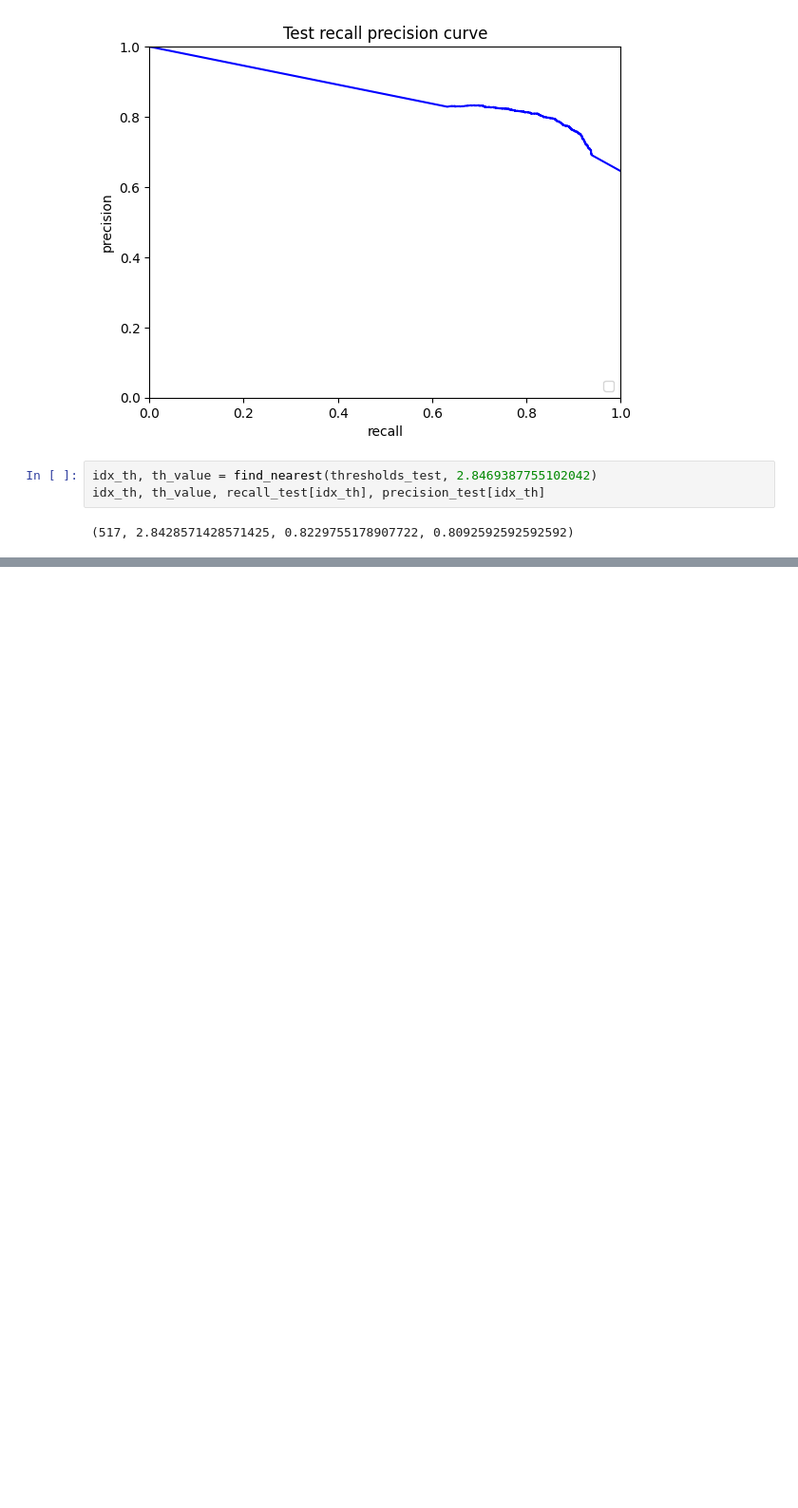
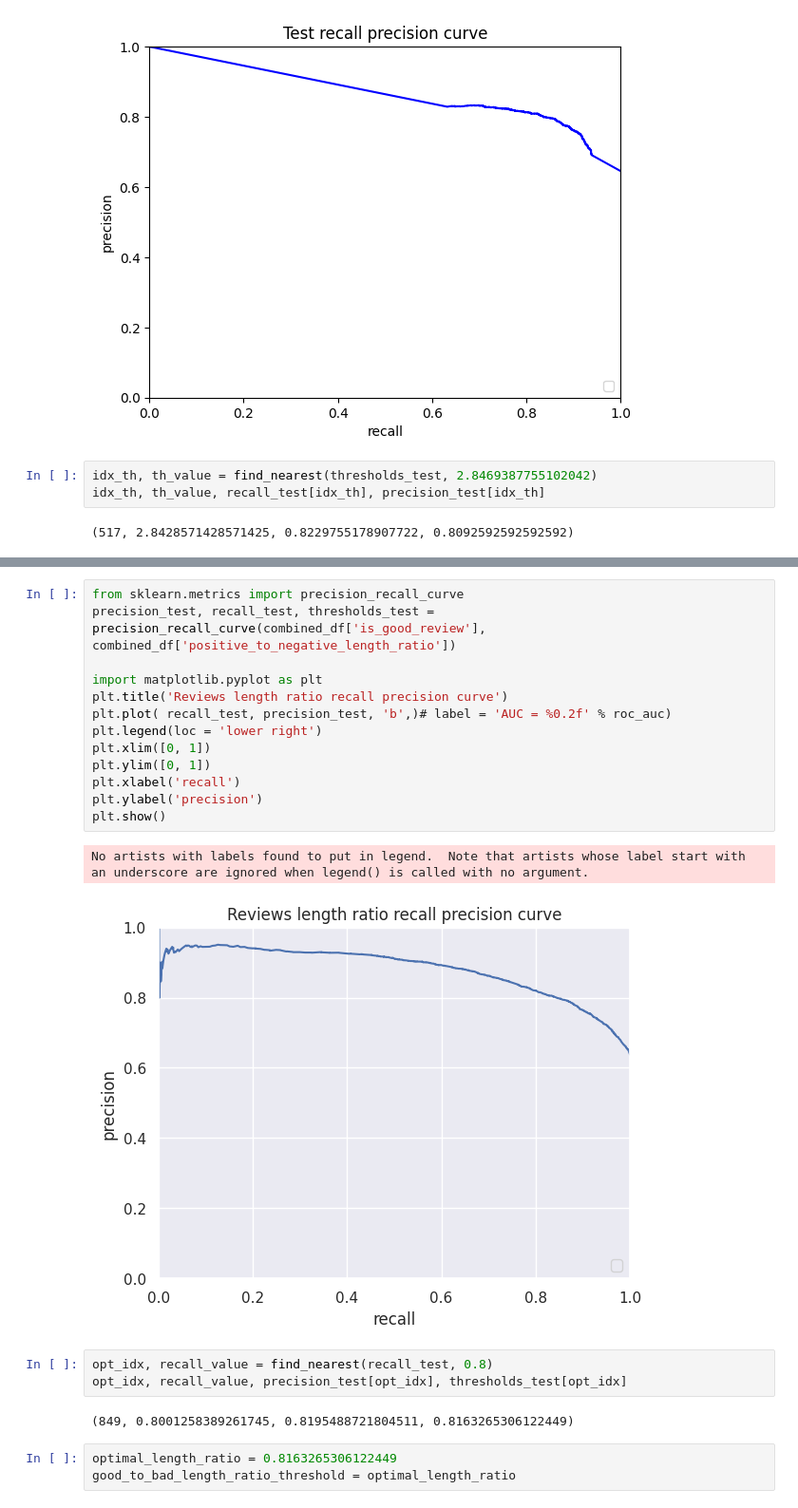
Before and after one commit to Guy-Lor/HumanChoicePrediction, a Jupyter notebook: RunningScripts/creating_good_bad_counts.ipynb, the cells around one changed output, grey strips where cells are left out. Shown: that part at 95% size. Drawn from its saved outputs; the diff is of its cells as text; blank space fills up the shorter version.

```diff
--- a/RunningScripts/creating_good_bad_counts.ipynb
+++ b/RunningScripts/creating_good_bad_counts.ipynb
@@ -359,0 +375,24 @@ plt.show()
+# %%
+from sklearn.metrics import precision_recall_curve
+precision_test, recall_test, thresholds_test = precision_recall_curve(combined_df['is_good_review'], combined_df['positive_to_negative_length_ratio'])
+
+import matplotlib.pyplot as plt
+plt.title('Reviews length ratio recall precision curve')
+plt.plot( recall_test, precision_test, 'b',)# label = 'AUC = %0.2f' % roc_auc)
+plt.legend(loc = 'lower right')
+plt.xlim([0, 1])
+plt.ylim([0, 1])
+plt.xlabel('recall')
+plt.ylabel('precision')
+plt.show()
+# %% [output]
+No artists with labels found to put in legend.  Note that artists whose label start with an underscore are ignored when legend() is called with no argument.
+[figure, added]
+# %%
+opt_idx, recall_value = find_nearest(recall_test, 0.8)
+opt_idx, recall_value, precision_test[opt_idx], thresholds_test[opt_idx]
+# %% [output]
+(849, 0.8001258389261745, 0.8195488721804511, 0.8163265306122449)
+# %%
+optimal_length_ratio = 0.8163265306122449
+good_to_bad_length_ratio_threshold = optimal_length_ratio
```
Also changed, not shown: parts of 21 cells of this notebook, 4 other files.
